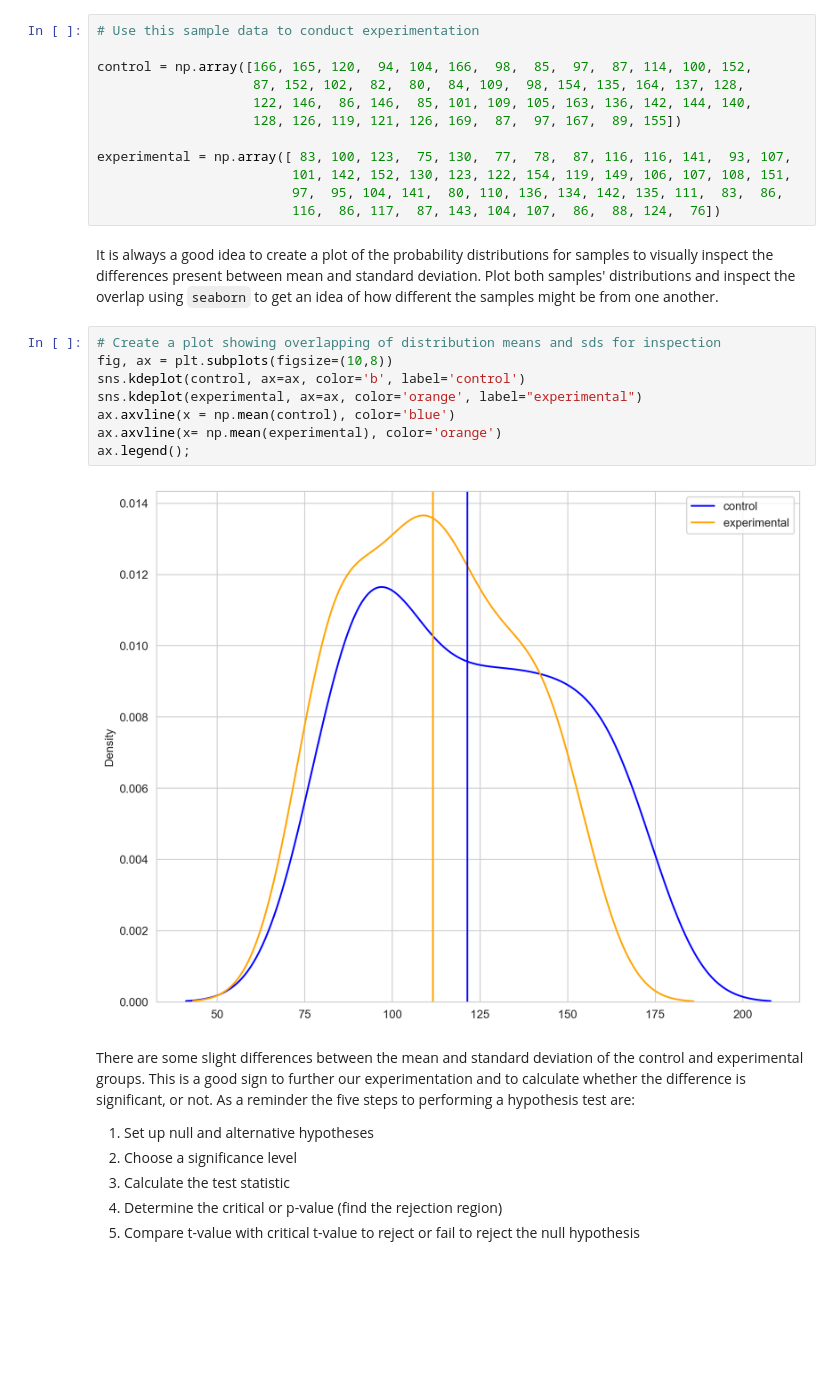
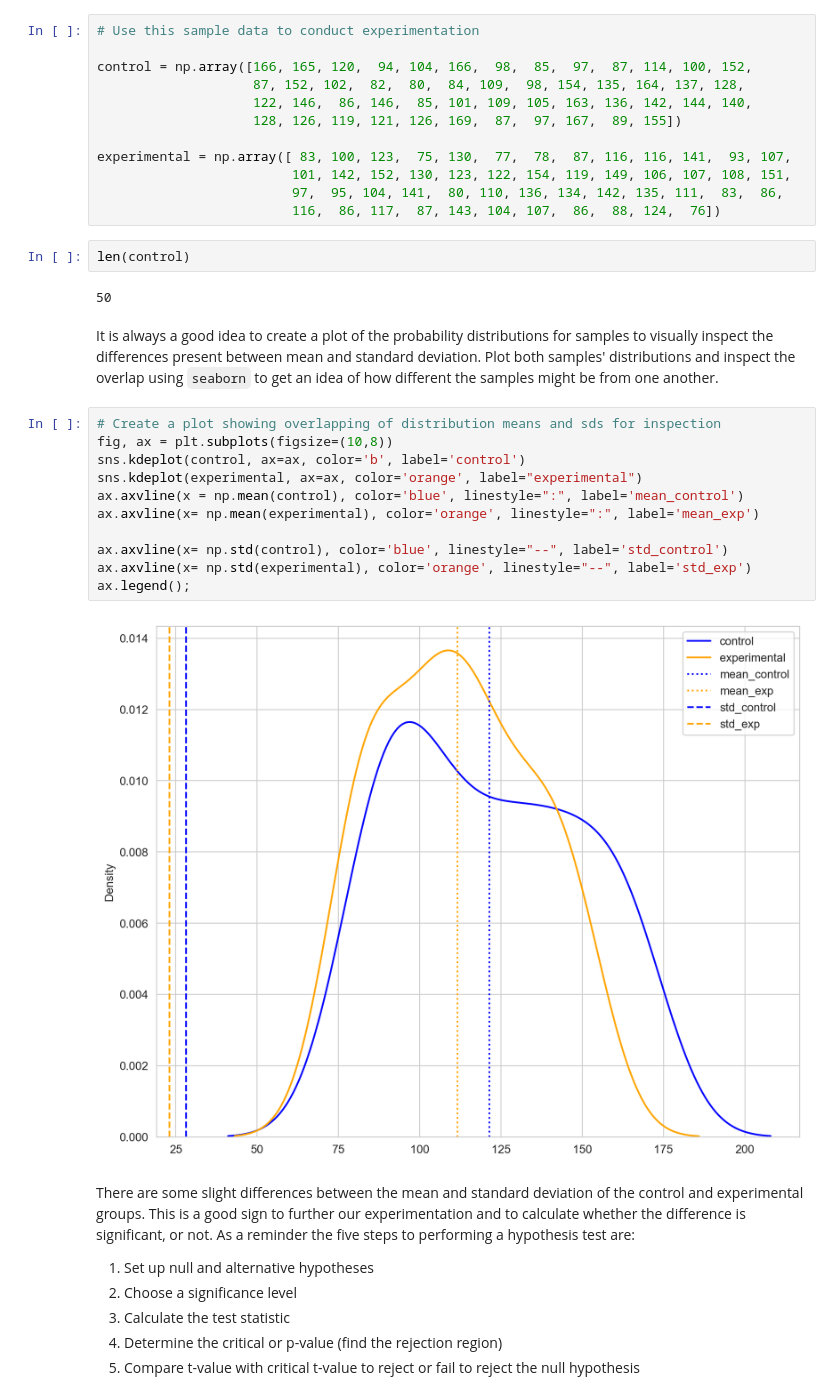
Before and after one commit to am-eric/dsc-two-sample-t-tests-lab, a Jupyter notebook: index.ipynb, the cells around one changed output. Saved outputs shown, nothing was run; the diff lists cells and outputs as text; blank space fills up the shorter version.

```diff
--- a/index.ipynb
+++ b/index.ipynb
@@ -51,18 +51,25 @@ experimental = np.array([ 83, 100, 123,  75, 130,  77,  78,  87, 116, 116, 141,
                          101, 142, 152, 130, 123, 122, 154, 119, 149, 106, 107, 108, 151,
                          97,  95, 104, 141,  80, 110, 136, 134, 142, 135, 111,  83,  86,
                          116,  86, 117,  87, 143, 104, 107,  86,  88, 124,  76])
+# %%
+len(control)
+# %% [output]
+50
 # %% [markdown]
 It is always a good idea to create a plot of the probability distributions for samples to visually inspect the differences present between mean and standard deviation. Plot both samples' distributions and inspect the overlap using `seaborn` to get an idea of how different the samples might be from one another.
 # %%
 # Create a plot showing overlapping of distribution means and sds for inspection
 fig, ax = plt.subplots(figsize=(10,8))
 sns.kdeplot(control, ax=ax, color='b', label='control')
 sns.kdeplot(experimental, ax=ax, color='orange', label="experimental")
-ax.axvline(x = np.mean(control), color='blue')
-ax.axvline(x= np.mean(experimental), color='orange')
+ax.axvline(x = np.mean(control), color='blue', linestyle=":", label='mean_control')
+ax.axvline(x= np.mean(experimental), color='orange', linestyle=":", label='mean_exp')
+
+ax.axvline(x= np.std(control), color='blue', linestyle="--", label='std_control')
+ax.axvline(x= np.std(experimental), color='orange', linestyle="--", label='std_exp')
 ax.legend();
 # %% [output]
-[figure, old version]
+[figure, new version]
 # %% [markdown]
 There are some slight differences between the mean and standard deviation of the control and experimental groups. This is a good sign to further our experimentation and to calculate whether the difference is significant, or not. As a reminder the five steps to performing a hypothesis test are:
 
```
Also changed, not shown: parts of 7 cells of this notebook.
